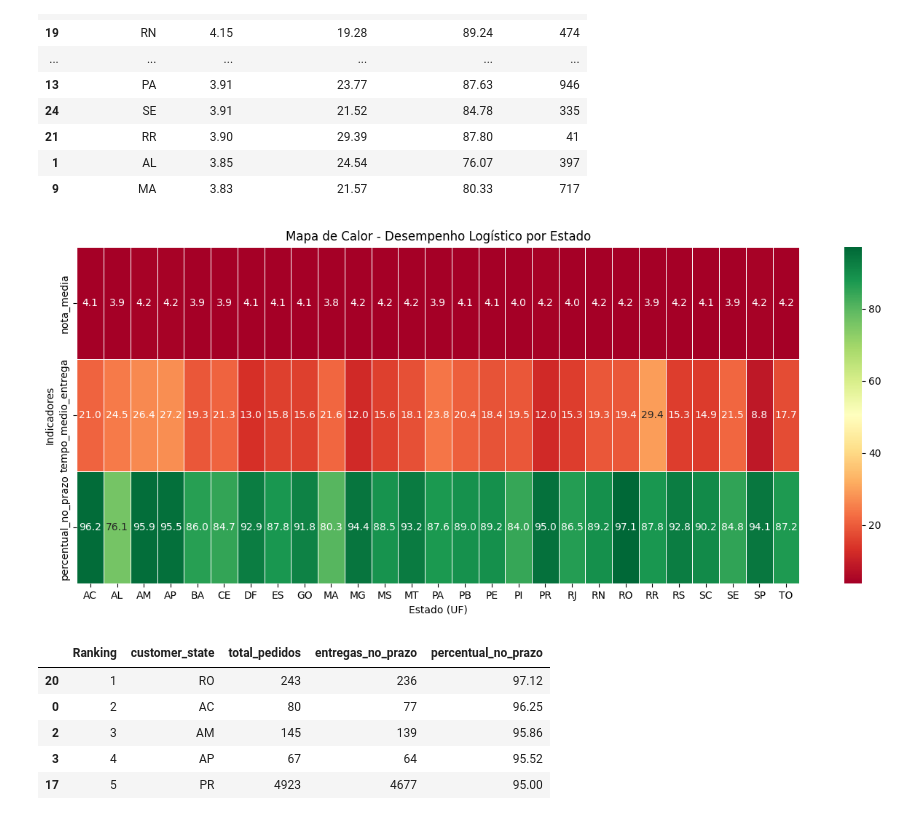
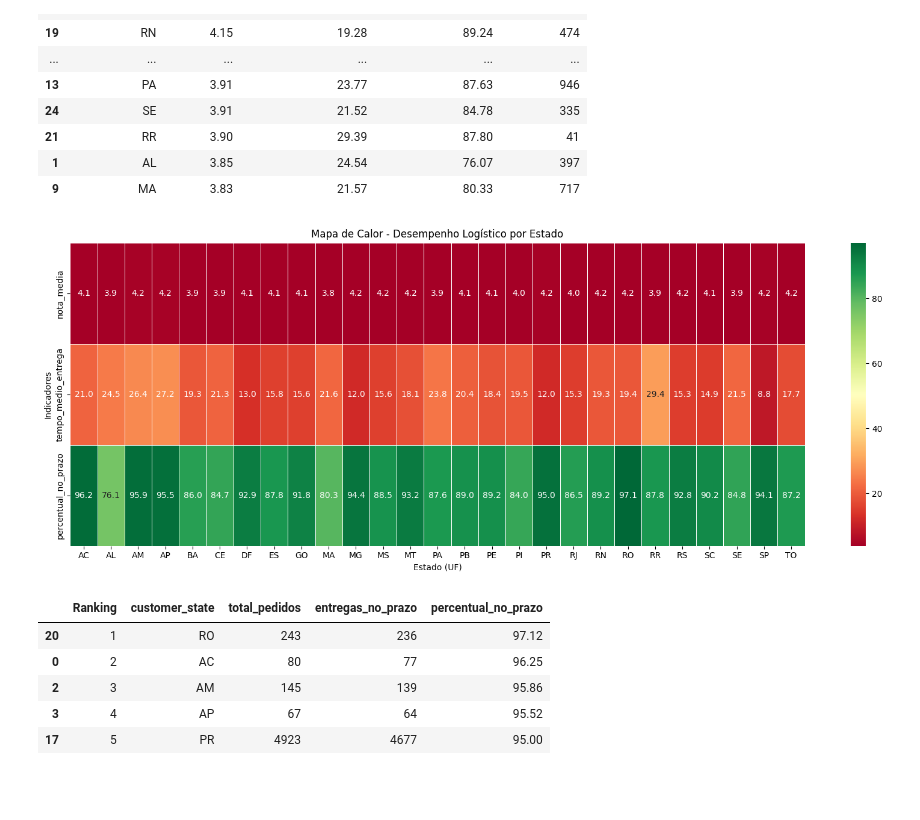
Before and after one commit to anasabrinars/Fase-1-FIAP, a Jupyter notebook: Logística_SLA.ipynb, the cells around one changed output. Cells and saved outputs as stored; diff of their text form; code cells hidden in the pictures; blank space fills up the shorter version.

```diff
--- a/Logística_SLA.ipynb
+++ b/Logística_SLA.ipynb
@@ -433,31 +500,48 @@ desempenho_regional.sort_values(
 | 1 | AL | 3.85 | 24.54 | 76.07 | 397 |
 | 9 | MA | 3.83 | 21.57 | 80.33 | 717 |
 # %%
-plt.figure(figsize=(16, 6))
+fig, ax = plt.subplots(figsize=(16, 6))
 
 heatmap_data = desempenho_regional.set_index(
     'customer_state'
 )[[
     'nota_media',
     'tempo_medio_entrega',
     'percentual_no_prazo'
 ]].T
 
 sns.heatmap(
     heatmap_data,
     annot=True,
     fmt='.1f',
     cmap='RdYlGn',
-    linewidths=0.5
+    linewidths=0.5,
+    ax=ax
 )
 
 plt.title('Mapa de Calor - Desempenho Logístico por Estado')
 plt.xlabel('Estado (UF)')
 plt.ylabel('Indicadores')
 
+# Fundo transparente
+fig.patch.set_alpha(0)
+ax.patch.set_alpha(0)
+fig.patch.set_facecolor('none')
+ax.set_facecolor('none')
+
+plt.tight_layout()
+
+# Salvar com fundo transparente
+plt.savefig(
+    'mapa_calor_desempenho_regional.png',
+    dpi=300,
+    transparent=True,
+    bbox_inches='tight'
+)
+
 plt.show()
 # %% [output]
-[figure, old version]
+[figure, new version]
 # %%
 # Filtrar pedidos entregues com datas válidas
 df_ranking = df_regiao[
```
Also changed, not shown: parts of 5 cells of this notebook.
